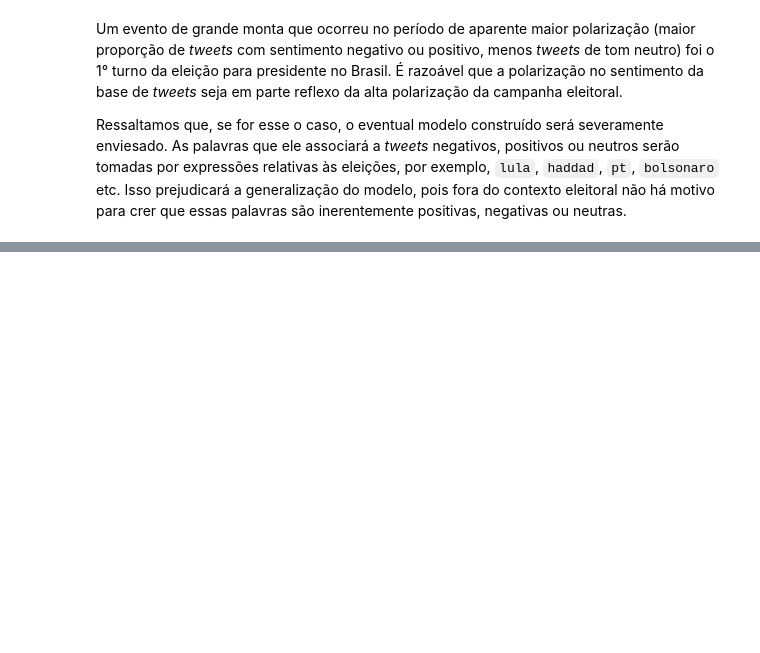
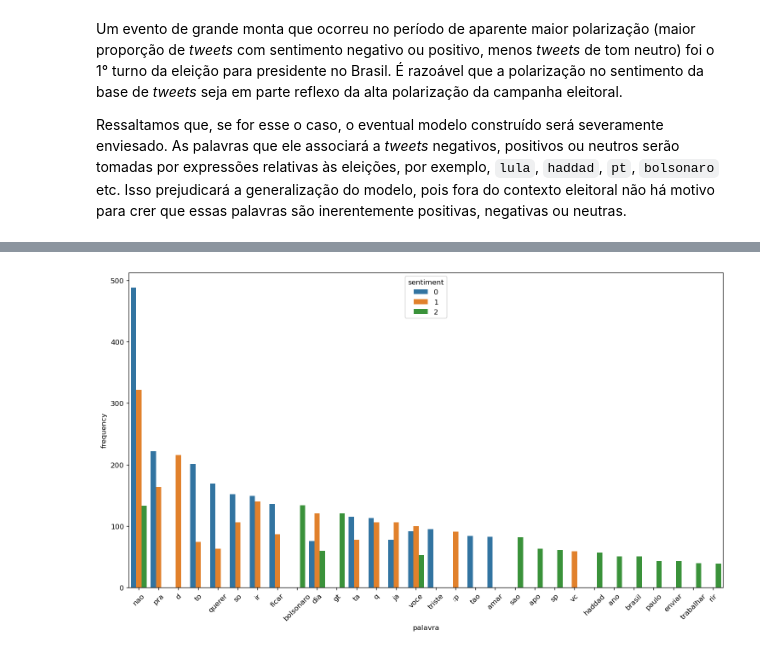
Before and after one commit to flimao/analise-sentimento-twitter, a Jupyter notebook: notebooks_exploration/2_eda.ipynb, the cells around one changed output, grey strips where cells are left out. Cells and saved outputs as stored; diff of their text form; code cells hidden in the pictures; blank space fills up the shorter version.

```diff
--- a/notebooks_exploration/2_eda.ipynb
+++ b/notebooks_exploration/2_eda.ipynb
@@ -191,0 +369,30 @@ Ressaltamos que, se for esse o caso, o eventual modelo construído será severam
+# %%
+from collections import Counter
+
+# função para contar as palavras separando por sentimento
+def contar_palavras(tweets):
+
+    uniques = []
+    for sentiment in tweets['sentiment'].cat.categories:
+
+        frase = ' '.join(tweets.loc[tweets['sentiment'] == sentiment, 'radicais']).strip()
+        freqcounter = Counter(frase.split(' '))
+
+        freq_df = pd.DataFrame(pd.Series(freqcounter), columns = ['frequency'])
+
+        freq_df['sentiment'] = sentiment
+        uniques.append(freq_df)
+
+    return pd.concat(uniques)
+# %%
+tweets_radicais = tweets.copy()
+tweets_radicais['radicais'] = radicais
+tweets_radicais = tweets_radicais[tweets_radicais.radicais.notna()]
+palavras = contar_palavras(tweets_radicais)
+# %%
+# só vamos olhar as palavras mais frequentes
+
+topn = 15
+palavras_topn = palavras.sort_values(by = 'frequency', ascending = False).groupby('sentiment').head(topn).reset_index()
+palavras_topn = palavras_topn.rename(columns = {'index': 'palavra'})
+palavras_topn
@@ -191,0 +417,15 @@ Ressaltamos que, se for esse o caso, o eventual modelo construído será severam
+# %%
+fig, ax = plt.subplots(figsize = (15, 8))
+
+sns.barplot(
+    data = palavras_topn,
+    x = 'palavra',
+    y = 'frequency',
+    hue = 'sentiment',
+    ax = ax,
+)
+
+ax.set_xticklabels(ax.get_xticklabels(), rotation = 45)
+plt.show()
+# %% [output]
+[figure, added]
```
Also changed, not shown: parts of 23 cells of this notebook.
